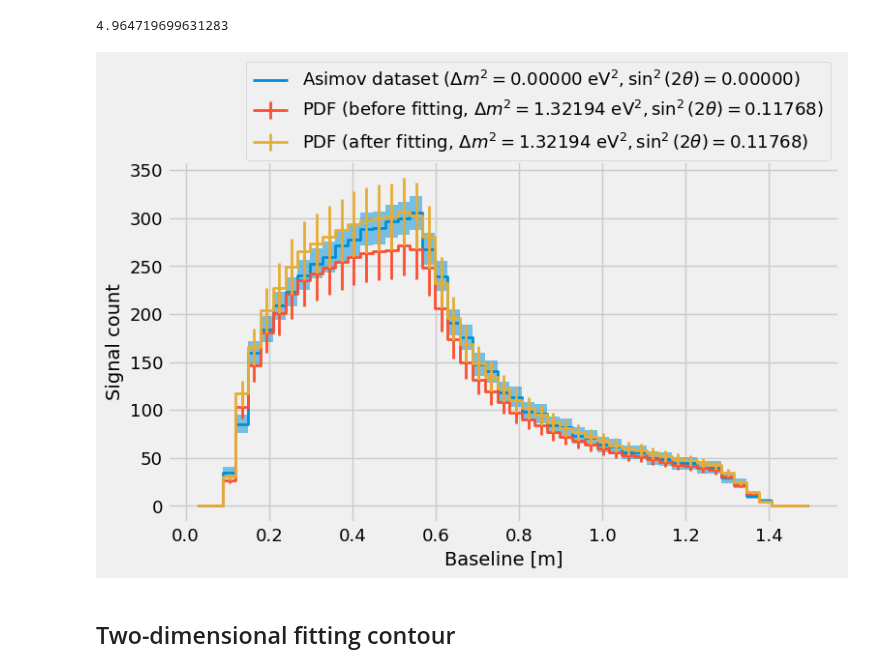
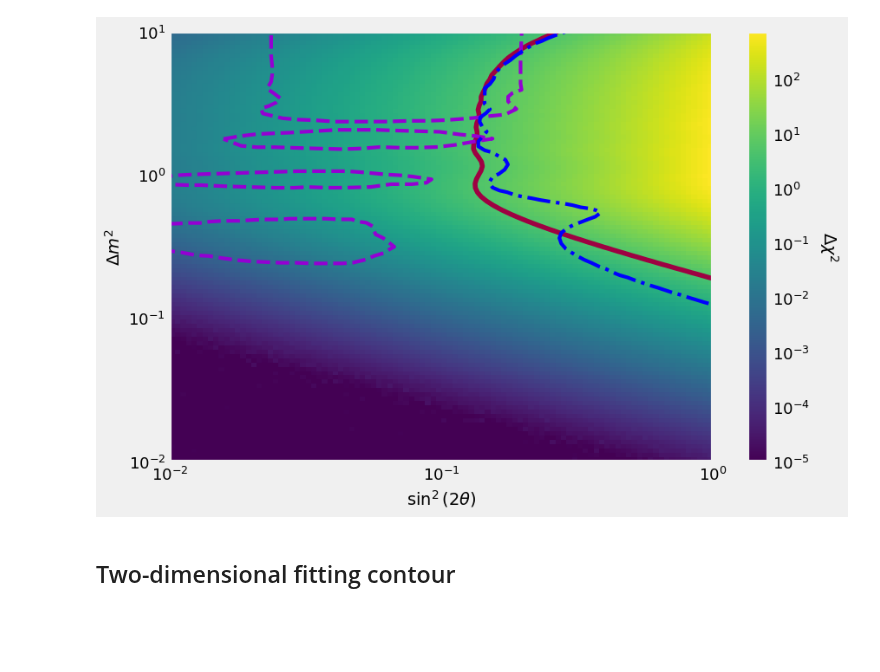
Before and after one commit to YMTheory/sensitivity, a Jupyter notebook: notebooks/test_fitting.ipynb, the cells around one changed output. Saved outputs shown, nothing was run; the diff lists cells and outputs as text; code cells hidden in the pictures; blank space fills up the shorter version.

Commit message:
Up-to-date fitting tests

```diff
--- a/notebooks/test_fitting.ipynb
+++ b/notebooks/test_fitting.ipynb
@@ -51,11 +19,16 @@ m
-# %%
-m.fval
-# %% [output]
-4.964719699631283
-# %%
-fit.draw_histograms(data_asimov=True, pdf=True, pdf_fitted=True);
-# %% [output]
-[figure, removed]
+# %%
+
+fit = fitting()
+
+fit._set_fitting_filename("/p/lustre1/yu47/Sterile_Neutrino/jobs/Fits/MCalg_hist/3cmbin_smear0cm/fitting.txt")
+fit.load_fitting_results()
+
+path = '/p/lustre1/yu47/Sterile_Neutrino/sensitivity/data/'
+fit._set_other_experimental_filenames([path+'reactor_global_allowed_region_0.csv', path+'reactor_global_allowed_region_1.csv', path+'reactor_global_allowed_region_2.csv',  path+'reactor_global_allowed_region_3.csv', path + 'LZ_natural_LXe_shapeonly.csv', ])
+# %%
+fit.draw_fitting_results('chi_square', contour=True, others=True);
+# %% [output]
+[figure, added]
 # %% [markdown]
 ## Two-dimensional fitting contour
 # %%
```
Also changed, not shown: parts of 17 cells of this notebook.
